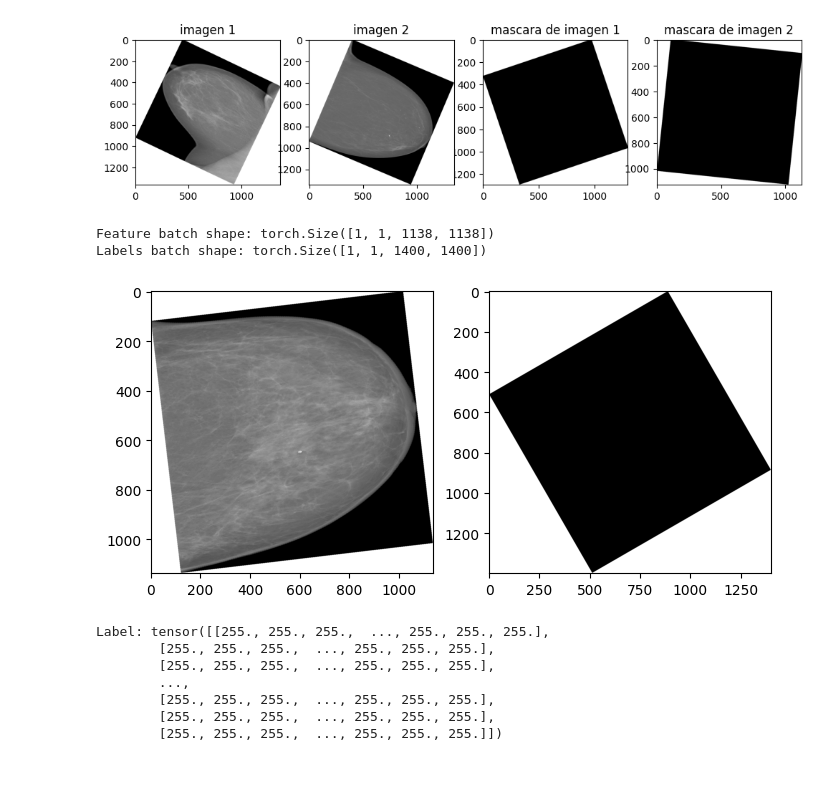
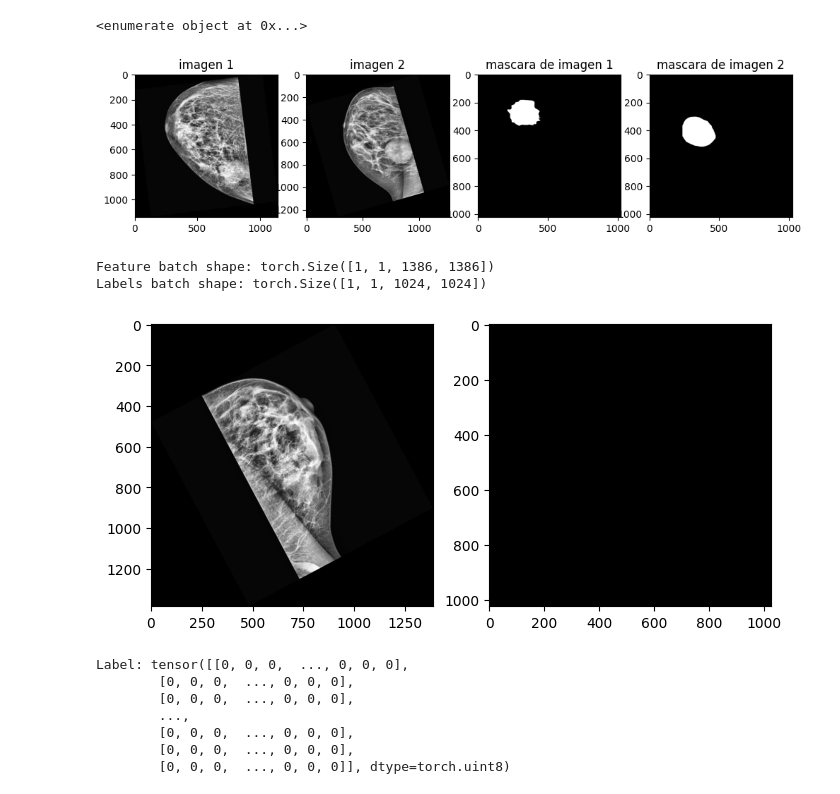
Before and after one commit to BastonGazan/segmentation_INBreast2012, a Jupyter notebook: prueba_visualizacion(borrar).ipynb, the cells around one changed output. Cells and saved outputs as stored; diff of their text form; code cells hidden in the pictures.

Commit message:
Se agrega metodo para centrar imagenes

```diff
--- a/prueba_visualizacion(borrar).ipynb
+++ b/prueba_visualizacion(borrar).ipynb
@@ -8,11 +7,11 @@ from torch.utils.data import DataLoader
 train_dir = r'Tensors\train'
 test_dir = r'Tensors\test'
 # %%
-train_transform = v2.Compose(
+train_transform = T.Compose(
         [
-            v2.RandomRotation(degrees=35, expand=True, fill = 255.0),
-            v2.RandomHorizontalFlip(p=1),
-            v2.RandomVerticalFlip(p=1),
+            T.RandomRotation(degrees=35, expand=True, fill=0.0),
+            T.RandomHorizontalFlip(p=1),
+            T.RandomVerticalFlip(p=1),
         ]
     )
 # %%
@@ -44,18 +24,22 @@ next(iterador)
+# %%
+print(enumerate(train_dataloader))
+# %% [output]
+<enumerate object at 0x...>
 # %%
 plt.figure(figsize=(12,12))
 for i in enumerate(train_dataloader):
-    imagen = i[1][0][0].squeeze()
-    mascara = i[1][1][0].squeeze()
+    imagen = i[1][0].squeeze()
+    mascara = i[1][1].squeeze()
     ax = plt.subplot(2,4,i[0]+1)
     ax.title.set_text(f'imagen {i[0]+1}')
     plt.imshow(imagen, cmap='gray')
     ax = plt.subplot(2,4,i[0]+3)
     ax.title.set_text(f'mascara de imagen {i[0]+1}')
     plt.imshow(mascara, cmap='gray')
     if i[0] == 1:
         break
 # %% [output]
-[figure, old version]
+[figure, new version]
 # %%
 # Display image and label.
 train_features, train_labels = next(iter(train_dataloader))
@@ -71,13 +55,13 @@ plt.imshow(label, cmap='gray')
 plt.show()
 print(f"Label: {label}")
 # %% [output]
-Feature batch shape: torch.Size([1, 1, 1138, 1138])
-Labels batch shape: torch.Size([1, 1, 1400, 1400])
+Feature batch shape: torch.Size([1, 1, 1386, 1386])
+Labels batch shape: torch.Size([1, 1, 1024, 1024])
-[figure, old version]
+[figure, new version]
-Label: tensor([[255., 255., 255.,  ..., 255., 255., 255.],
-        [255., 255., 255.,  ..., 255., 255., 255.],
-        [255., 255., 255.,  ..., 255., 255., 255.],
+Label: tensor([[0, 0, 0,  ..., 0, 0, 0],
+        [0, 0, 0,  ..., 0, 0, 0],
+        [0, 0, 0,  ..., 0, 0, 0],
         ...,
-        [255., 255., 255.,  ..., 255., 255., 255.],
-        [255., 255., 255.,  ..., 255., 255., 255.],
-        [255., 255., 255.,  ..., 255., 255., 255.]])
+        [0, 0, 0,  ..., 0, 0, 0],
+        [0, 0, 0,  ..., 0, 0, 0],
+        [0, 0, 0,  ..., 0, 0, 0]], dtype=torch.uint8)
```
Also changed, not shown: parts of 3 cells of this notebook, 3 other files.
